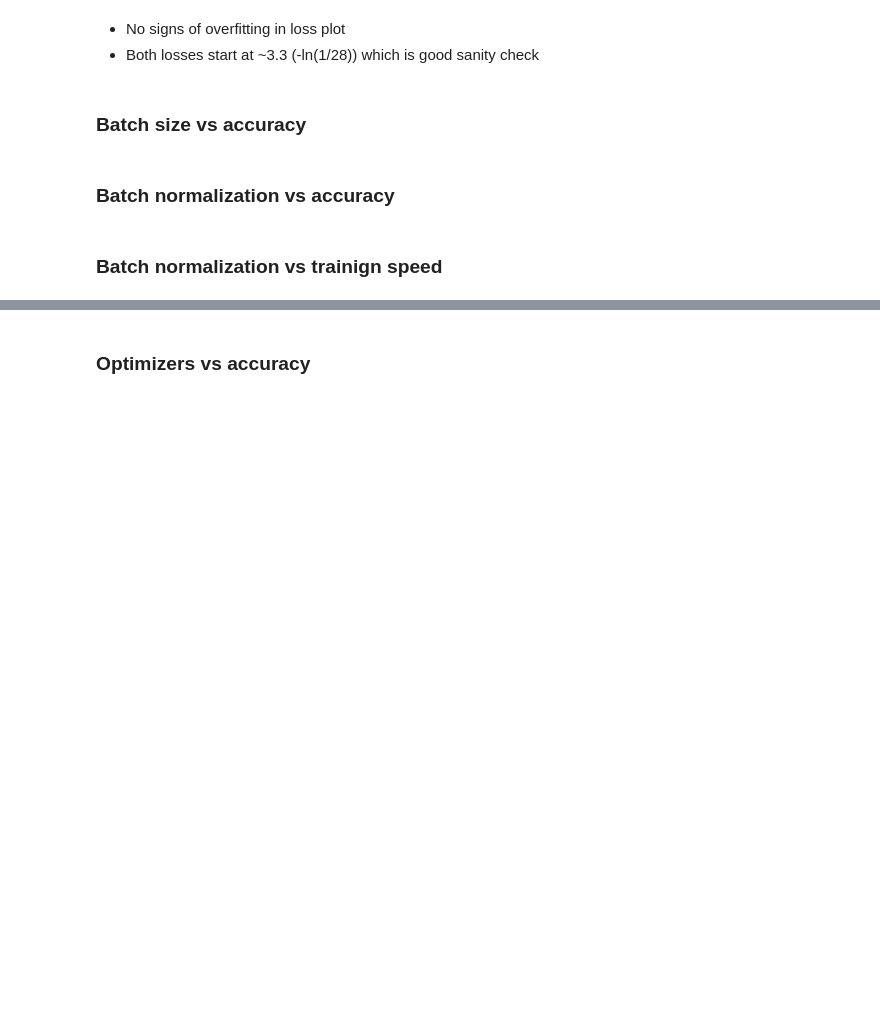
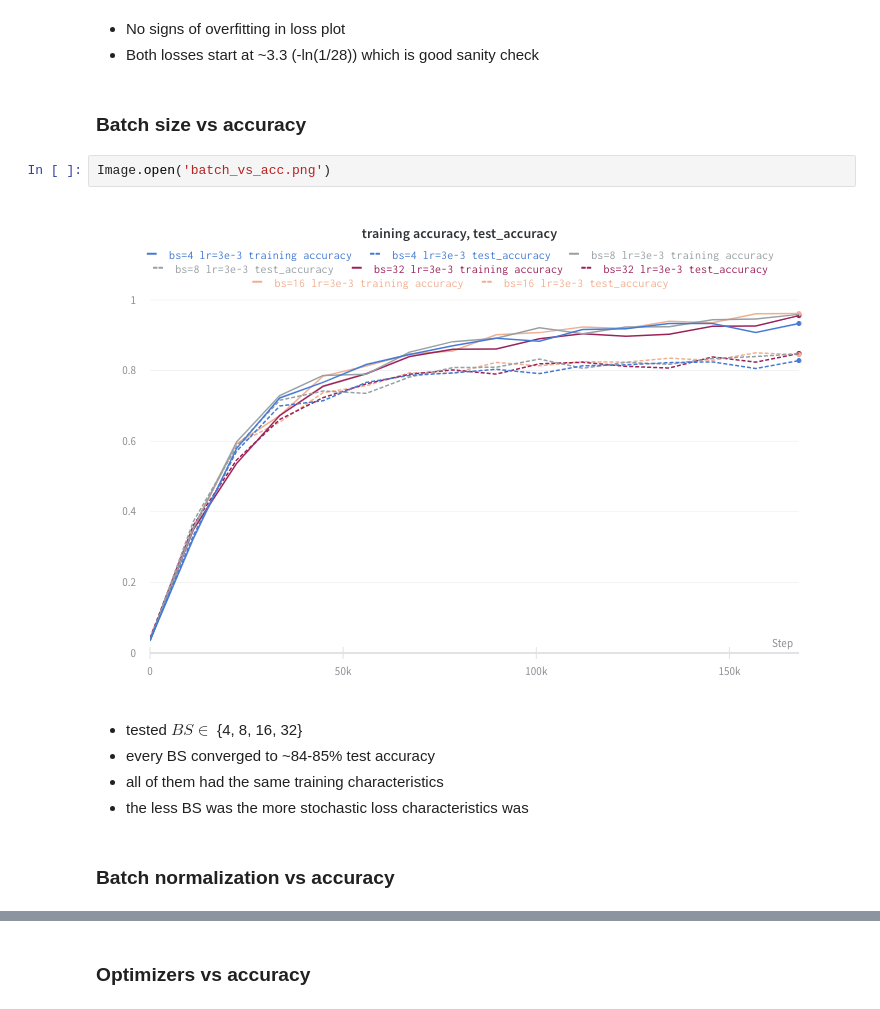
Before and after one commit to probably-nothing1/CelebritiesClassification, a Jupyter notebook: notebooks/Homework_1.ipynb, the cells around one changed output, grey strips where cells are left out. Cells and saved outputs as stored; diff of their text form; blank space fills up the shorter version.

```diff
--- a/notebooks/Homework_1.ipynb
+++ b/notebooks/Homework_1.ipynb
@@ -181,7 +184,14 @@ Image.open('loss_plots.png')
 * Both losses start at ~3.3 (-ln(1/28)) which is good sanity check
 # %% [markdown]
 ### Batch size vs accuracy
+# %%
+Image.open('batch_vs_acc.png')
+# %% [output]
+[figure, added]
+# %% [markdown]
+* tested $ BS \in$ {4, 8, 16, 32}
+* every BS converged to ~84-85% test accuracy
+* all of them had the same training characteristics
+* the less BS was the more stochastic loss characteristics was
 # %% [markdown]
 ### Batch normalization vs accuracy
-# %% [markdown]
-### Batch normalization vs trainign speed
```
Also changed, not shown: parts of 10 cells of this notebook.
